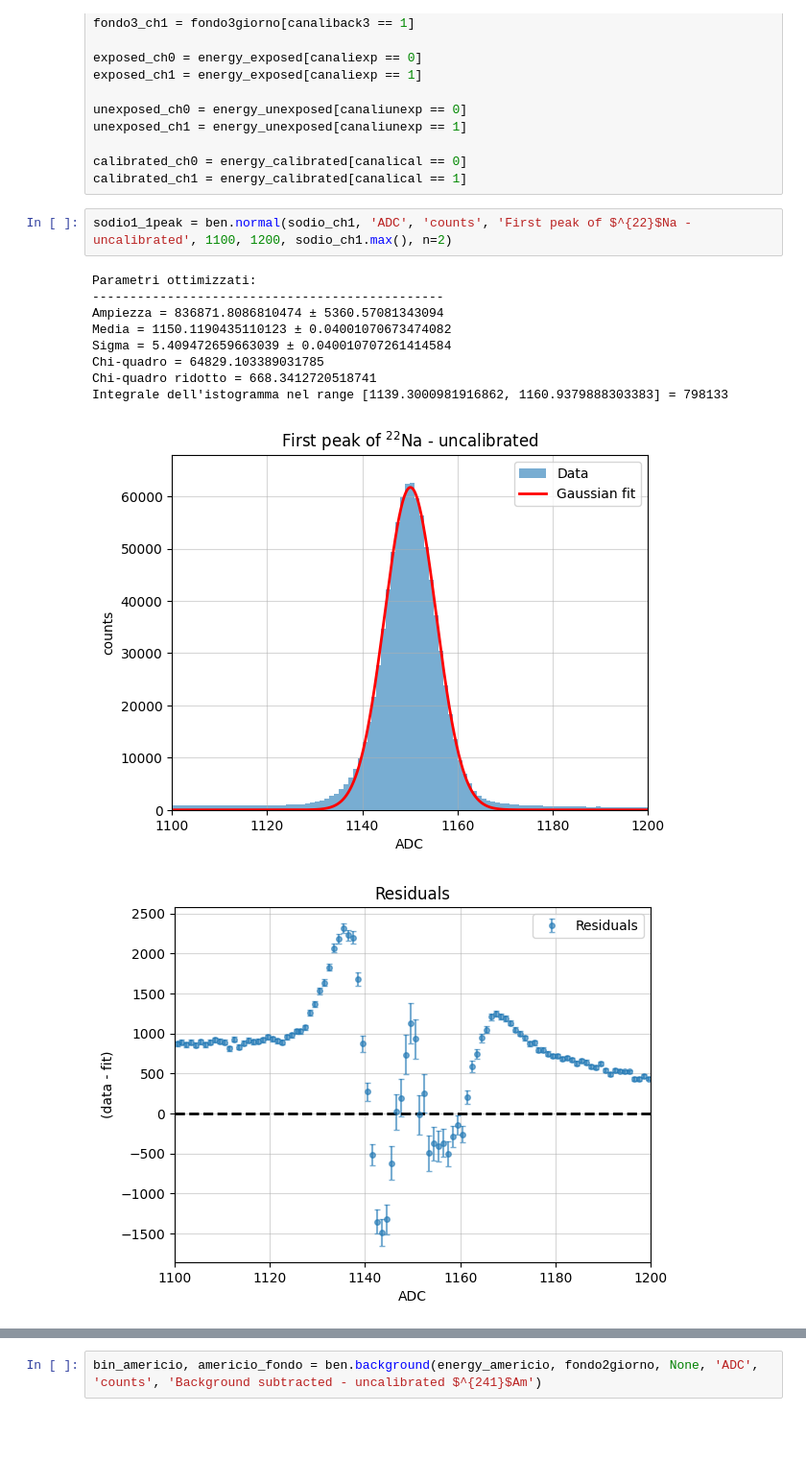
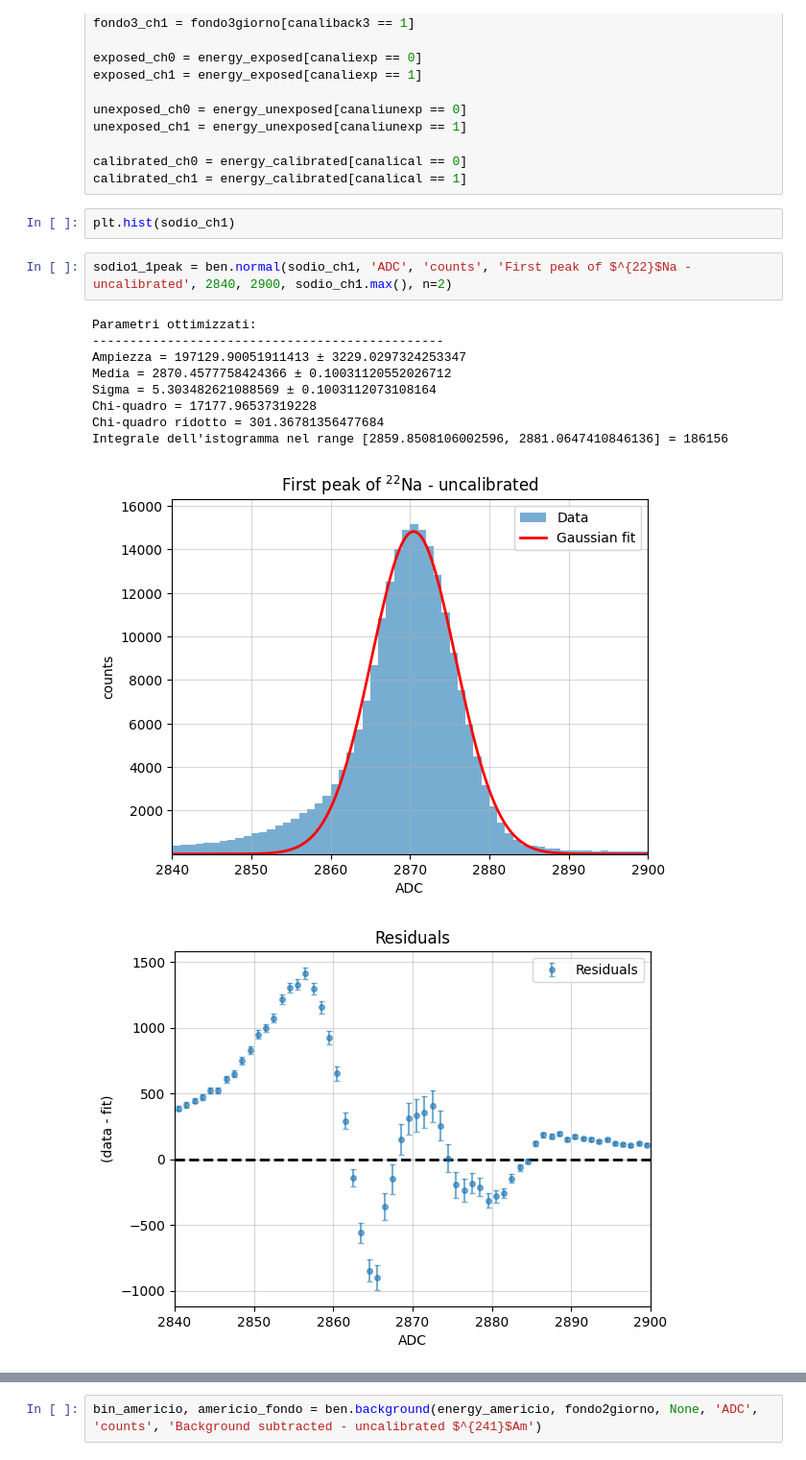
Before and after one commit to b3n3d3tt4/gamma, a Jupyter notebook: analisi.ipynb, the cells around one changed output, grey strips where cells are left out. Shown at 96% size. Saved outputs shown, nothing was run; the diff lists cells and outputs as text; blank space fills up the shorter version.

```diff
--- a/analisi.ipynb
+++ b/analisi.ipynb
@@ -133,16 +133,18 @@ unexposed_ch1 = energy_unexposed[canaliunexp == 1]
 
 calibrated_ch0 = energy_calibrated[canalical == 0]
 calibrated_ch1 = energy_calibrated[canalical == 1]
+# %%
+plt.hist(sodio_ch1)
 # %%
-sodio1_1peak = ben.normal(sodio_ch1, 'ADC', 'counts', 'First peak of $^{22}$Na - uncalibrated', 1100, 1200, sodio_ch1.max(), n=2)
+sodio1_1peak = ben.normal(sodio_ch1, 'ADC', 'counts', 'First peak of $^{22}$Na - uncalibrated', 2840, 2900, sodio_ch1.max(), n=2)
 # %% [output]
 Parametri ottimizzati:
 -----------------------------------------------
-Ampiezza = 836871.8086810474 ± 5360.57081343094
-Media = 1150.1190435110123 ± 0.04001070673474082
-Sigma = 5.409472659663039 ± 0.040010707261414584
-Chi-quadro = 64829.103389031785
-Chi-quadro ridotto = 668.3412720518741
-Integrale dell'istogramma nel range [1139.3000981916862, 1160.9379888303383] = 798133
+Ampiezza = 197129.90051911413 ± 3229.0297324253347
+Media = 2870.4577758424366 ± 0.10031120552026712
+Sigma = 5.303482621088569 ± 0.1003112073108164
+Chi-quadro = 17177.96537319228
+Chi-quadro ridotto = 301.36781356477684
+Integrale dell'istogramma nel range [2859.8508106002596, 2881.0647410846136] = 186156
-[figure, old version]
+[figure, new version]
-[figure, old version]
+[figure, new version]
```
Also changed, not shown: parts of 1 cell of this notebook.
